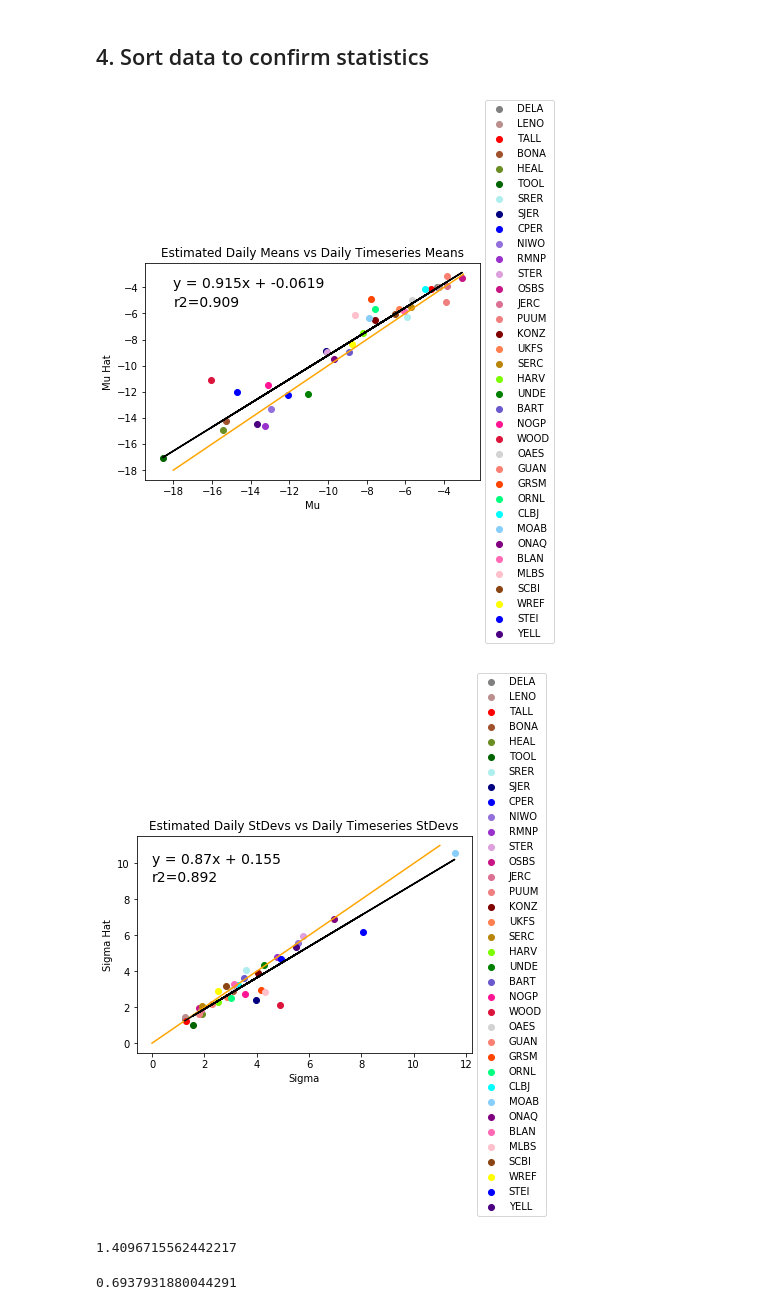
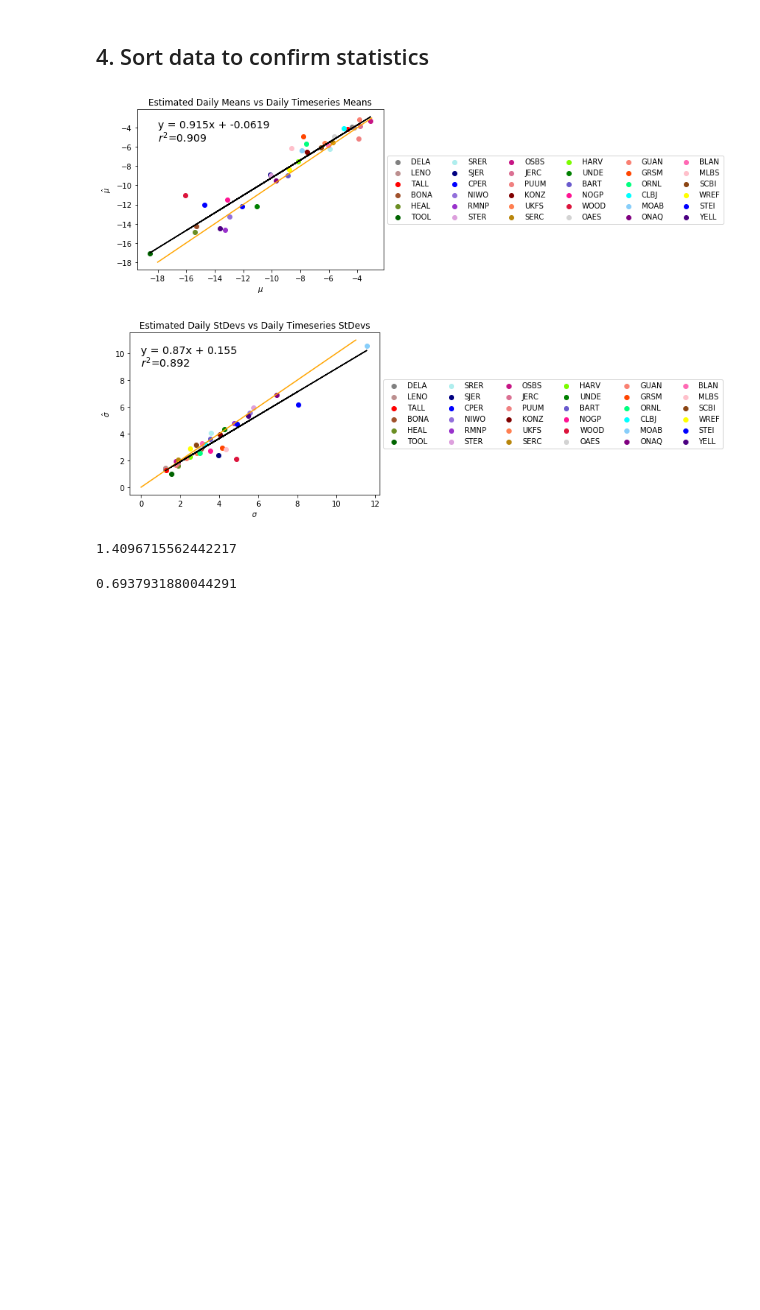
Before and after one commit to cfinkenbiner/Temporal_Downscaling_NEON_Pisotopes, a Jupyter notebook: Code_Main.ipynb, the cells around one changed output. Saved outputs shown, nothing was run; the diff lists cells and outputs as text; code cells hidden in the pictures; blank space fills up the shorter version.

Commit message:
formatting plots

```diff
--- a/Code_Main.ipynb
+++ b/Code_Main.ipynb
@@ -488,43 +488,43 @@ x_sigma = np.arange(0,12)
 y_sigma = x_sigma
 
 # linear regression for means
 slope_mu, intercept_mu, r_value_mu, p_value_mu, std_err_mu = stats.linregress(mu,mu_hat)
 muModeled = slope_mu*mu + intercept_mu
 r2_mu = r_value_mu**2
 
 # linear regression for stds
 slope_sigma, intercept_sigma, r_value_sigma, p_value_sigma, std_err_sigma = stats.linregress(sigma,sigma_hat)
 sigmaModeled = slope_sigma*sigma + intercept_sigma
 r2_sigma = r_value_sigma**2
 
 # plotting means
 for i in range (len(mu)):
     plt.scatter(mu[i], mu_hat[i], color=colors[i], label=sitenames[i])
 plt.plot(x_mu, y_mu, color='orange')
 plt.plot(mu, muModeled, color='black')
 plt.title("Estimated Daily Means vs Daily Timeseries Means")
-plt.xlabel("Mu")
-plt.ylabel("Mu Hat")
+plt.xlabel("$\mu$")
+plt.ylabel("$\hat{\mu}$")
 plt.text(-18, -4, "y = {:.3}x + {:.3}".format(slope_mu, intercept_mu), fontsize=14)
-plt.text(-18, -5.5, "r2={:.3}".format(r2_mu), fontsize=14)
-plt.legend(loc='center left', bbox_to_anchor=(1, 0.5))
+plt.text(-18, -5.5, "$r^2$={:.3}".format(r2_mu), fontsize=14)
+plt.legend(loc='center left', bbox_to_anchor=(1, 0.5), ncol=6)
 plt.show()
 
 # plotting stdevs
 for i in range (len(sigma)):
     plt.scatter(sigma[i], sigma_hat[i], color=colors[i], label=sitenames[i])
 plt.plot(x_sigma, y_sigma, color='orange')
 plt.plot(sigma, sigmaModeled, color='black')
 plt.title("Estimated Daily StDevs vs Daily Timeseries StDevs")
-plt.xlabel("Sigma")
-plt.ylabel("Sigma Hat")
+plt.xlabel("$\sigma$")
+plt.ylabel("$\hat{\sigma}$")
 plt.text(0, 10, "y = {:.3}x + {:.3}".format(slope_sigma, intercept_sigma), fontsize=14)
-plt.text(0, 9, "r2={:.3}".format(r2_sigma), fontsize=14)
-plt.legend(loc='center left', bbox_to_anchor=(1, 0.5))
+plt.text(0, 9, "$r^2$={:.3}".format(r2_sigma), fontsize=14)
+plt.legend(loc='center left', bbox_to_anchor=(1, 0.5), ncol=6)
 plt.show()
 # %% [output]
-[figure, old version]
+[figure, new version]
-[figure, old version]
+[figure, new version]
 # %%
 # calculating RMSE
 
```
Also changed, not shown: parts of 3 cells of this notebook.
